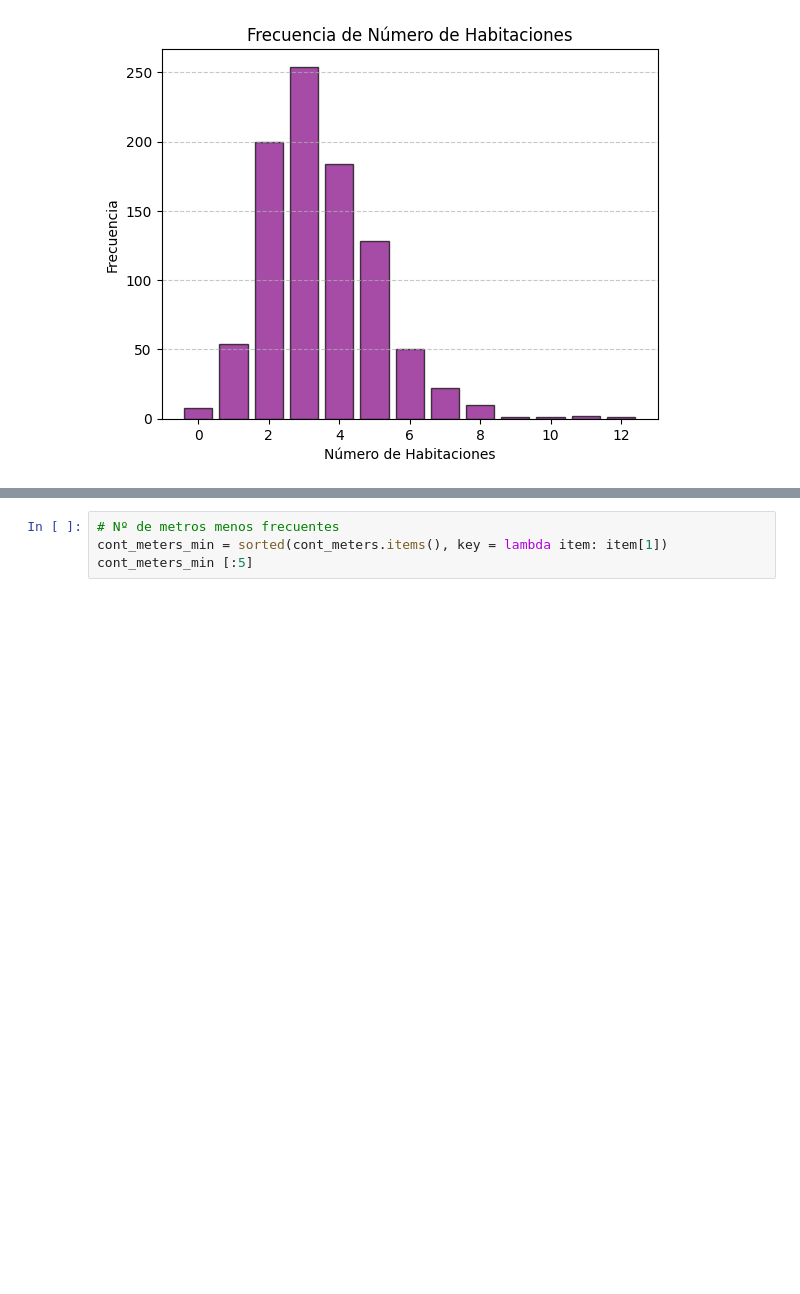
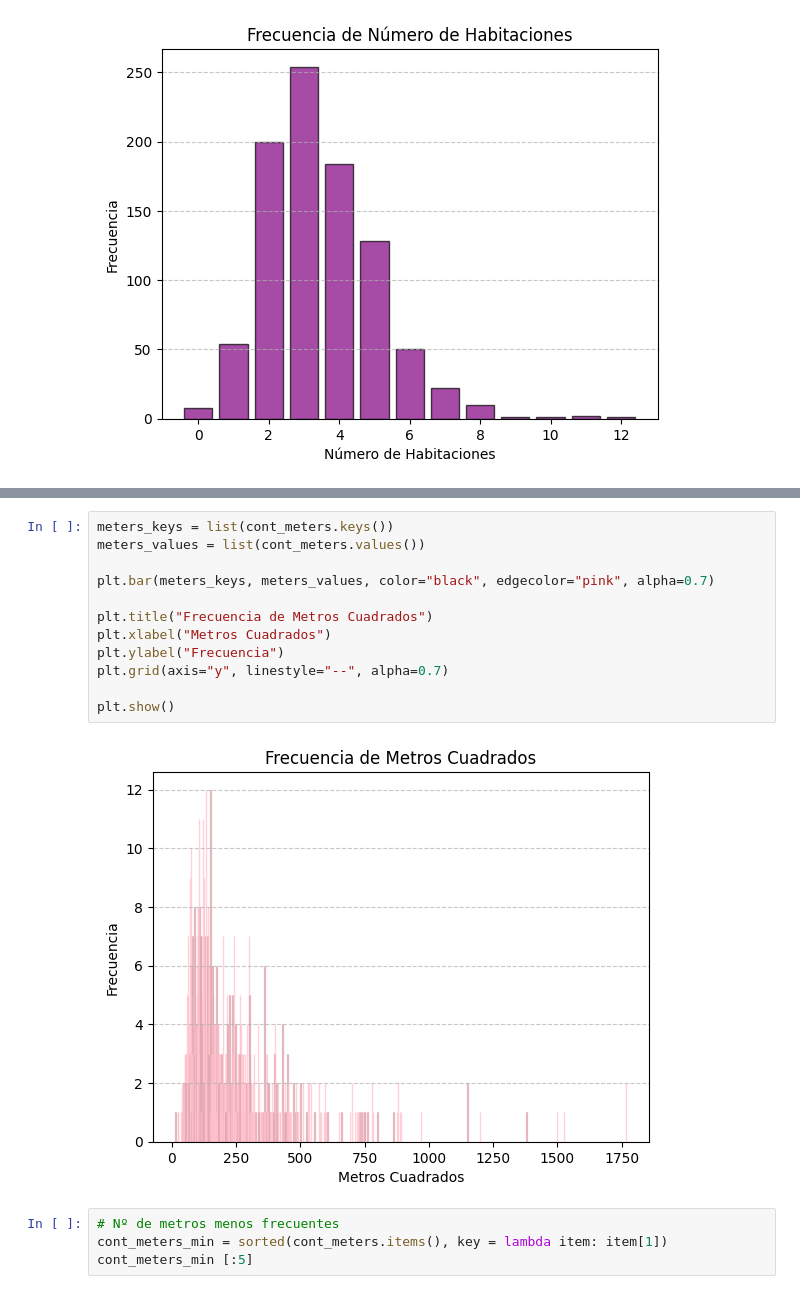
Before and after one commit to mplazap/Bootcamp_ejercicios, a Jupyter notebook: Tema 2 - Matematicas y Estadistica/Ejercicio evaluable (19-12-2024)/M2 - Marino Plaza.ipynb, the cells around one changed output, grey strips where cells are left out. Drawn from its saved outputs; the diff is of its cells as text; blank space fills up the shorter version.

```diff
--- a/Tema 2 - Matematicas y Estadistica/Ejercicio evaluable (19-12-2024)/M2 - Marino Plaza.ipynb
+++ b/Tema 2 - Matematicas y Estadistica/Ejercicio evaluable (19-12-2024)/M2 - Marino Plaza.ipynb
@@ -660,3 +718,17 @@ cont_meters.most_common(5)
+# %%
+meters_keys = list(cont_meters.keys())
+meters_values = list(cont_meters.values())
+
+plt.bar(meters_keys, meters_values, color="black", edgecolor="pink", alpha=0.7)
+
+plt.title("Frecuencia de Metros Cuadrados")
+plt.xlabel("Metros Cuadrados")
+plt.ylabel("Frecuencia")
+plt.grid(axis="y", linestyle="--", alpha=0.7)
+
+plt.show()
+# %% [output]
+[figure, added]
 # %%
 # Nº de metros menos frecuentes
 cont_meters_min = sorted(cont_meters.items(), key = lambda item: item[1])
```
Also changed, not shown: parts of 14 cells of this notebook.
